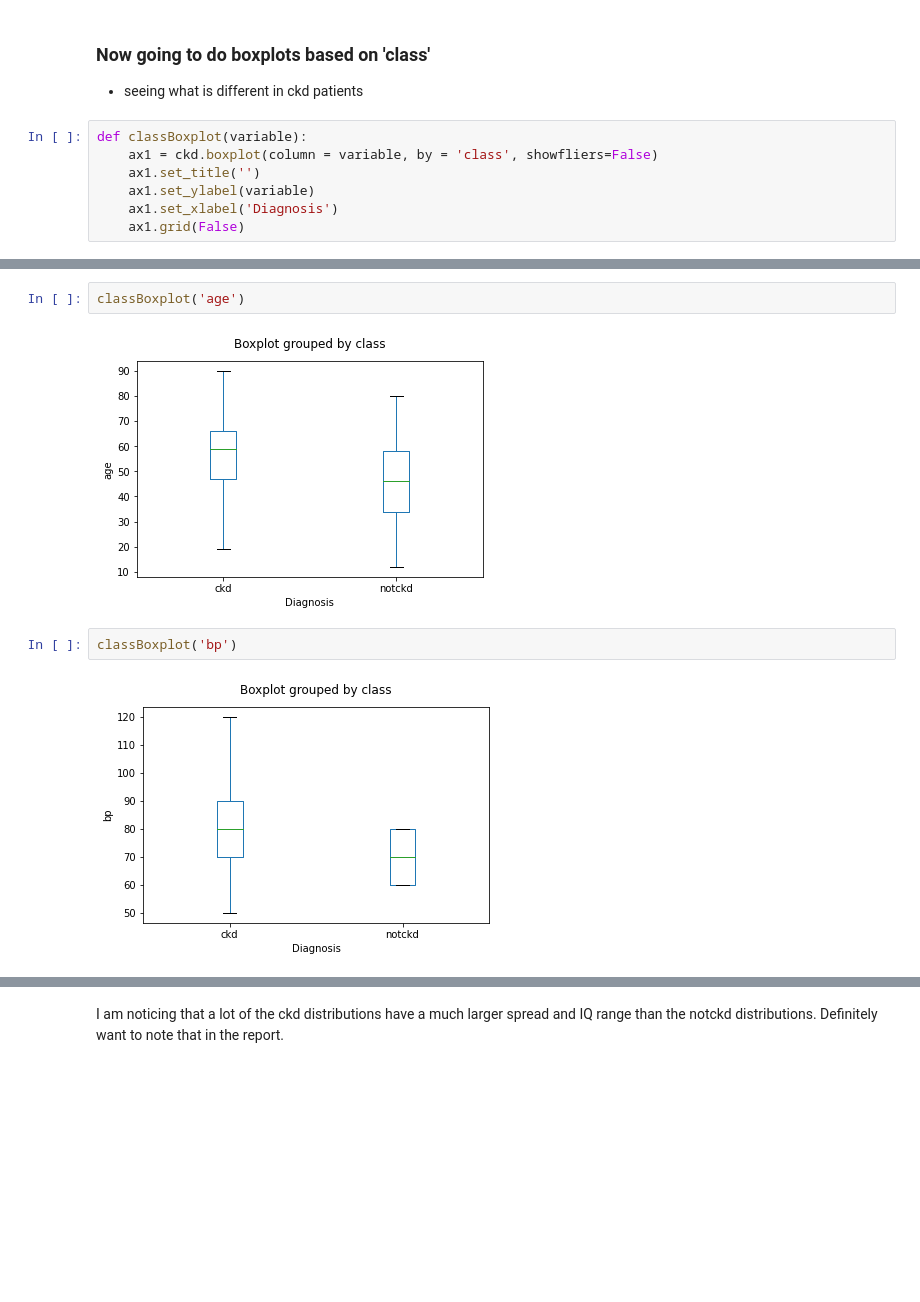
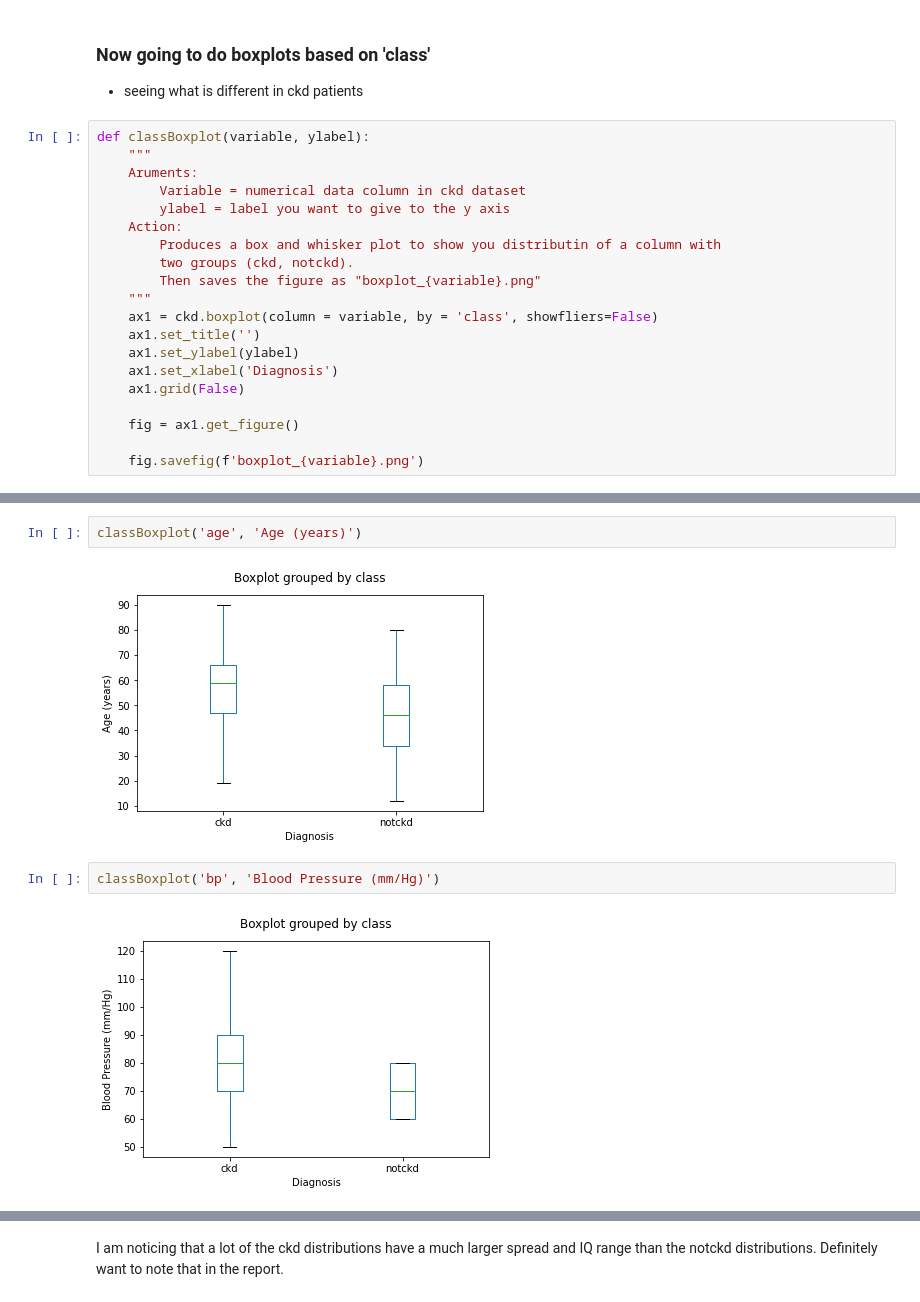
Before and after one commit to dtulett15/IP4_DWDT, a Jupyter notebook: IP4_DWDT.ipynb, the cells around one changed output, grey strips where cells are left out. Cells and saved outputs as stored; diff of their text form; blank space fills up the shorter version.

```diff
--- a/IP4_DWDT.ipynb
+++ b/IP4_DWDT.ipynb
@@ -283,11 +283,24 @@ ageBoxplot('ane')
 # %% [markdown]
 ### Now going to do boxplots based on 'class'
 - seeing what is different in ckd patients
-# %%
-def classBoxplot(variable):
-    ax1 = ckd.boxplot(column = variable, by = 'class', showfliers=False)
-    ax1.set_title('')
-    ax1.set_ylabel(variable)
-    ax1.set_xlabel('Diagnosis')
-    ax1.grid(False)
+# %%
+def classBoxplot(variable, ylabel):
+    """
+    Aruments:
+        Variable = numerical data column in ckd dataset
+        ylabel = label you want to give to the y axis
+    Action:
+        Produces a box and whisker plot to show you distributin of a column with
+        two groups (ckd, notckd).
+        Then saves the figure as "boxplot_{variable}.png"
+    """
+    ax1 = ckd.boxplot(column = variable, by = 'class', showfliers=False)
+    ax1.set_title('')
+    ax1.set_ylabel(ylabel)
+    ax1.set_xlabel('Diagnosis')
+    ax1.grid(False)
+
+    fig = ax1.get_figure()
+
+    fig.savefig(f'boxplot_{variable}.png')
 # %%
@@ -297,8 +310,8 @@ classBoxplot('pot')
 # %%
-classBoxplot('age')
+classBoxplot('age', 'Age (years)')
 # %% [output]
-[figure, old version]
+[figure, new version]
 # %%
-classBoxplot('bp')
+classBoxplot('bp', 'Blood Pressure (mm/Hg)')
 # %% [output]
-[figure, old version]
+[figure, new version]
```
Also changed, not shown: parts of 37 cells of this notebook, 31 other files.
